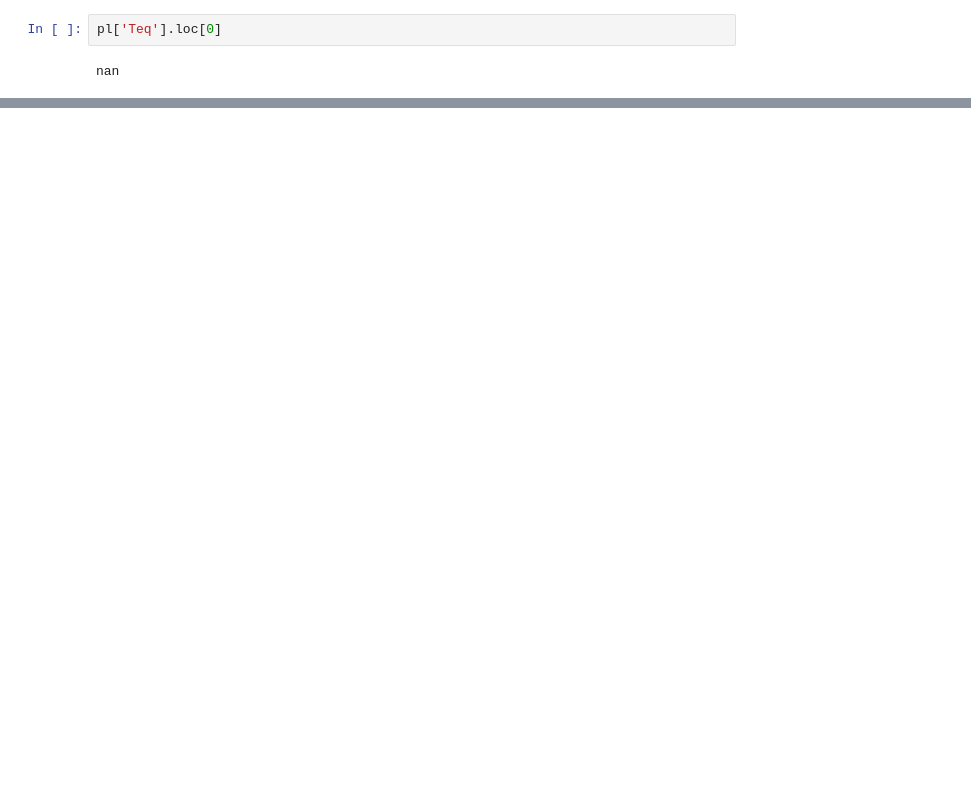
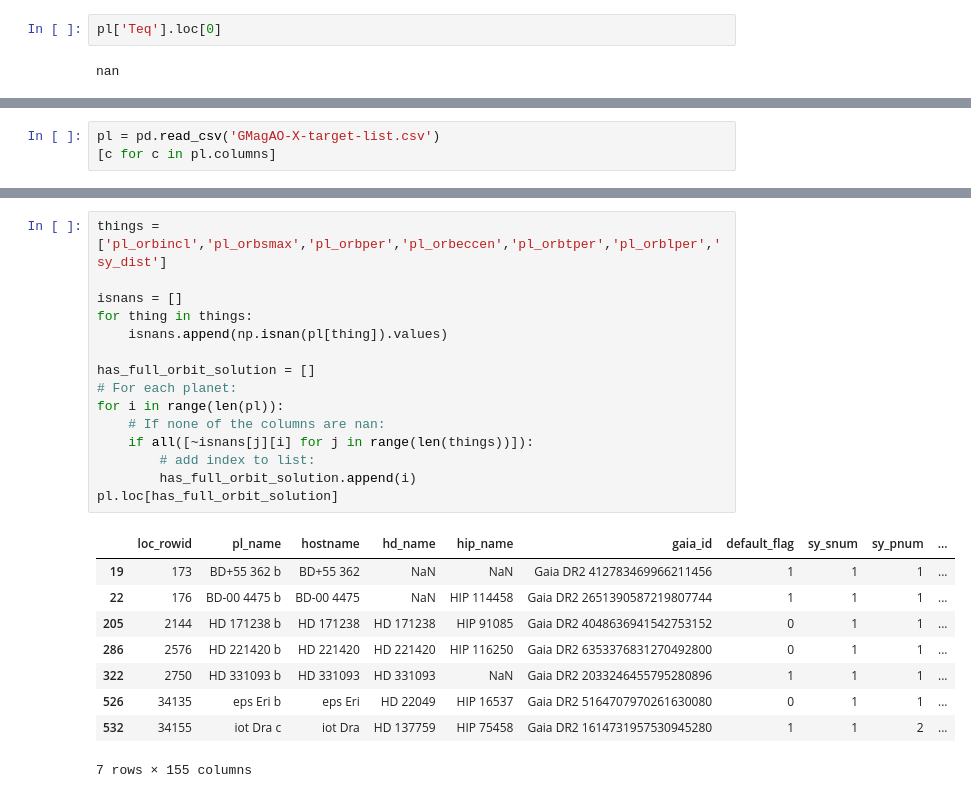
Before and after one commit to logan-pearce/Picaso-Reflected-Light, a Jupyter notebook: GMagAO-X Target List.ipynb, the cells around one changed output, grey strips where cells are left out. Saved outputs shown, nothing was run; the diff lists cells and outputs as text; blank space fills up the shorter version.

```diff
--- a/GMagAO-X Target List.ipynb
+++ b/GMagAO-X Target List.ipynb
@@ -1334,0 +1337,3 @@ nan
+# %%
+pl = pd.read_csv('GMagAO-X-target-list.csv')
+[c for c in pl.columns]
@@ -1334,0 +1358,25 @@ nan
+# %%
+things = ['pl_orbincl','pl_orbsmax','pl_orbper','pl_orbeccen','pl_orbtper','pl_orblper','sy_dist']
+
+isnans = []
+for thing in things:
+    isnans.append(np.isnan(pl[thing]).values)
+
+has_full_orbit_solution = []
+# For each planet:
+for i in range(len(pl)):
+    # If none of the columns are nan:
+    if all([~isnans[j][i] for j in range(len(things))]):
+        # add index to list:
+        has_full_orbit_solution.append(i)
+pl.loc[has_full_orbit_solution]
+# %% [output]
+|  | loc_rowid | pl_name | hostname | hd_name | hip_name | gaia_id | default_flag | sy_snum | sy_pnum | ... |
+| 19 | 173 | BD+55 362 b | BD+55 362 | NaN | NaN | Gaia DR2 412783469966211456 | 1 | 1 | 1 | ... |
+| 22 | 176 | BD-00 4475 b | BD-00 4475 | NaN | HIP 114458 | Gaia DR2 2651390587219807744 | 1 | 1 | 1 | ... |
+| 205 | 2144 | HD 171238 b | HD 171238 | HD 171238 | HIP 91085 | Gaia DR2 4048636941542753152 | 0 | 1 | 1 | ... |
+| 286 | 2576 | HD 221420 b | HD 221420 | HD 221420 | HIP 116250 | Gaia DR2 6353376831270492800 | 0 | 1 | 1 | ... |
+| 322 | 2750 | HD 331093 b | HD 331093 | HD 331093 | NaN | Gaia DR2 2033246455795280896 | 1 | 1 | 1 | ... |
+| 526 | 34135 | eps Eri b | eps Eri | HD 22049 | HIP 16537 | Gaia DR2 5164707970261630080 | 0 | 1 | 1 | ... |
+| 532 | 34155 | iot Dra c | iot Dra | HD 137759 | HIP 75458 | Gaia DR2 1614731957530945280 | 1 | 1 | 2 | ... |
+7 rows × 155 columns
```
Also changed, not shown: parts of 12 cells of this notebook, 15 other files.
